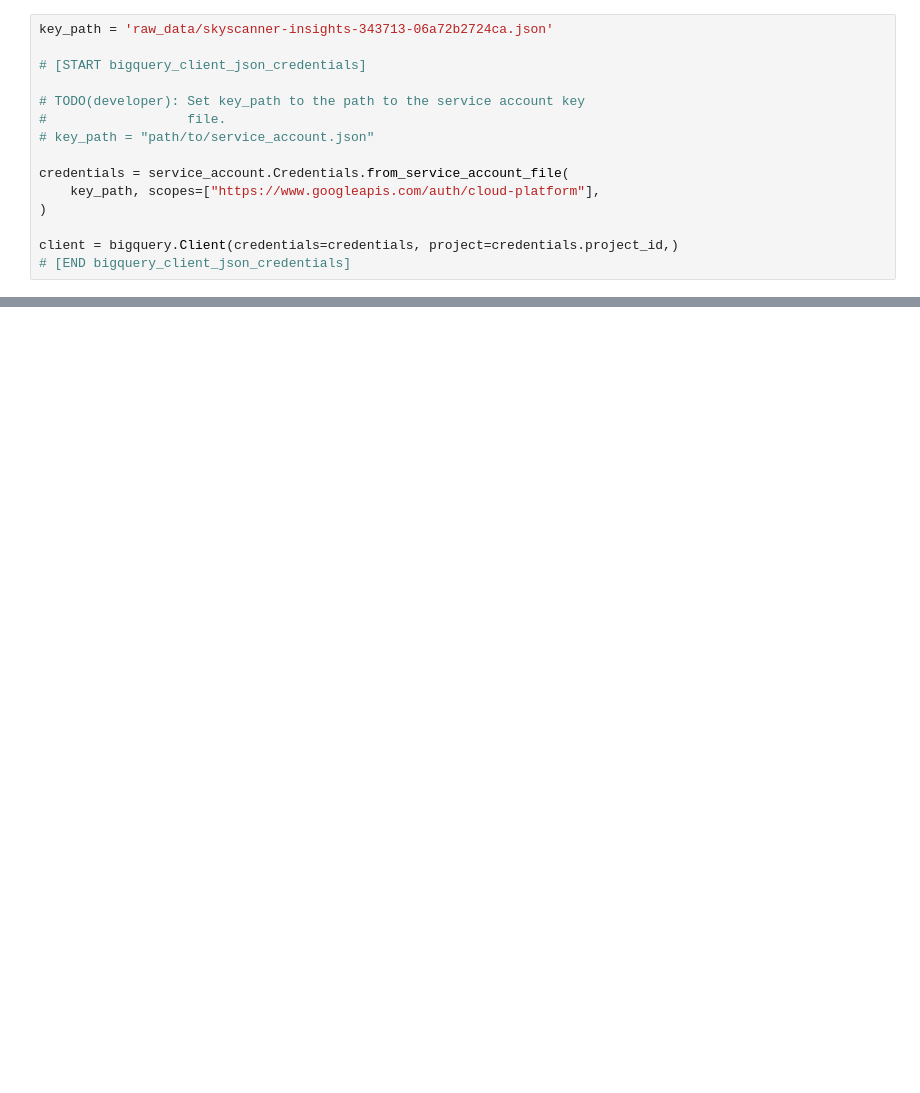
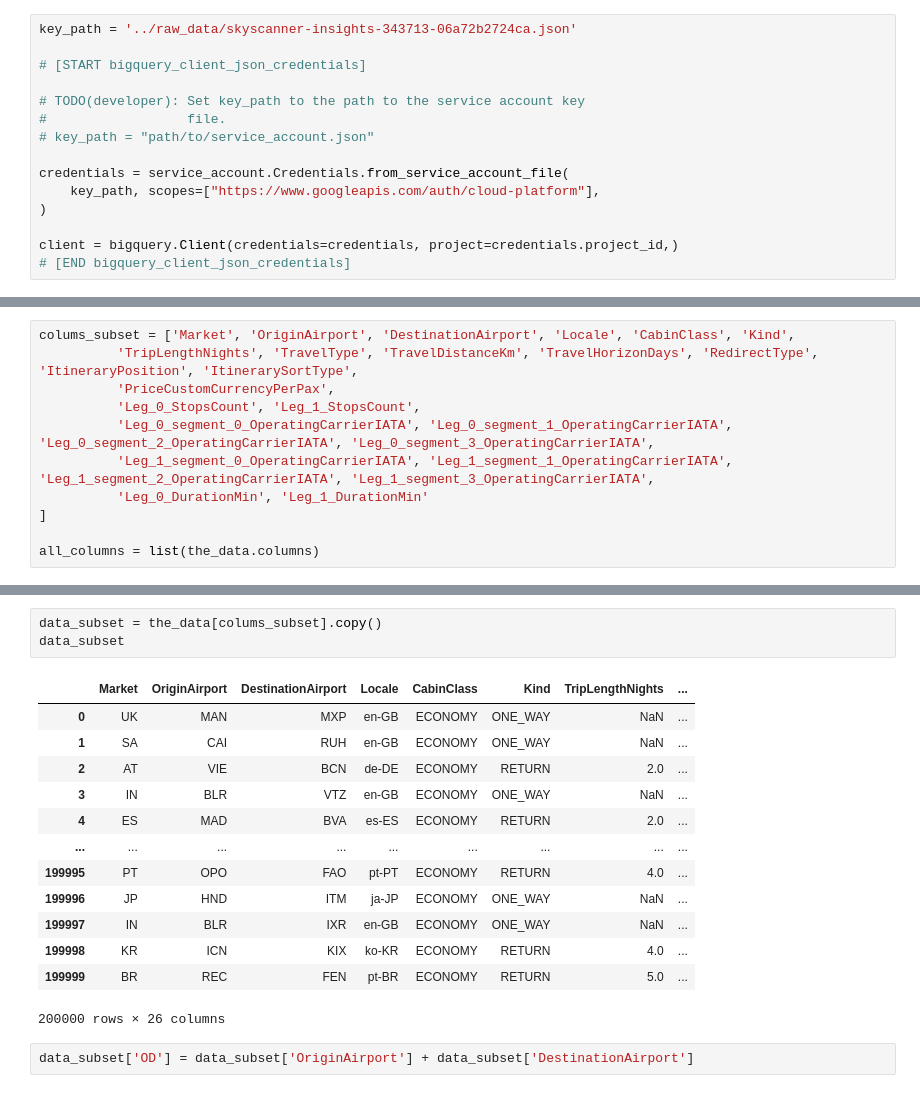
Before and after one commit to LaGenace/OptiFlyAi, a Jupyter notebook: Notebooks/ant_gcp_explore.ipynb, the cells around one changed output, grey strips where cells are left out. Drawn from its saved outputs; the diff is of its cells as text; blank space fills up the shorter version.

```diff
--- a/Notebooks/ant_gcp_explore.ipynb
+++ b/Notebooks/ant_gcp_explore.ipynb
@@ -11,5 +11,5 @@ import pandas as pd
 # %%
-key_path = 'raw_data/skyscanner-insights-343713-06a72b2724ca.json'
+key_path = '../raw_data/skyscanner-insights-343713-06a72b2724ca.json'
 
 # [START bigquery_client_json_credentials]
 
@@ -66,0 +60,11 @@ the_data.shape
+# %%
+colums_subset = ['Market', 'OriginAirport', 'DestinationAirport', 'Locale', 'CabinClass', 'Kind',
+          'TripLengthNights', 'TravelType', 'TravelDistanceKm', 'TravelHorizonDays', 'RedirectType', 'ItineraryPosition', 'ItinerarySortType',
+          'PriceCustomCurrencyPerPax',
+          'Leg_0_StopsCount', 'Leg_1_StopsCount',
+          'Leg_0_segment_0_OperatingCarrierIATA', 'Leg_0_segment_1_OperatingCarrierIATA', 'Leg_0_segment_2_OperatingCarrierIATA', 'Leg_0_segment_3_OperatingCarrierIATA',
+          'Leg_1_segment_0_OperatingCarrierIATA', 'Leg_1_segment_1_OperatingCarrierIATA', 'Leg_1_segment_2_OperatingCarrierIATA', 'Leg_1_segment_3_OperatingCarrierIATA',
+          'Leg_0_DurationMin', 'Leg_1_DurationMin'
+]
+
+all_columns = list(the_data.columns)
@@ -66,0 +92,19 @@ the_data.shape
+# %%
+data_subset = the_data[colums_subset].copy()
+data_subset
+# %% [output]
+|  | Market | OriginAirport | DestinationAirport | Locale | CabinClass | Kind | TripLengthNights | ... |
+| 0 | UK | MAN | MXP | en-GB | ECONOMY | ONE_WAY | NaN | ... |
+| 1 | SA | CAI | RUH | en-GB | ECONOMY | ONE_WAY | NaN | ... |
+| 2 | AT | VIE | BCN | de-DE | ECONOMY | RETURN | 2.0 | ... |
+| 3 | IN | BLR | VTZ | en-GB | ECONOMY | ONE_WAY | NaN | ... |
+| 4 | ES | MAD | BVA | es-ES | ECONOMY | RETURN | 2.0 | ... |
+| ... | ... | ... | ... | ... | ... | ... | ... | ... |
+| 199995 | PT | OPO | FAO | pt-PT | ECONOMY | RETURN | 4.0 | ... |
+| 199996 | JP | HND | ITM | ja-JP | ECONOMY | ONE_WAY | NaN | ... |
+| 199997 | IN | BLR | IXR | en-GB | ECONOMY | ONE_WAY | NaN | ... |
+| 199998 | KR | ICN | KIX | ko-KR | ECONOMY | RETURN | 4.0 | ... |
+| 199999 | BR | REC | FEN | pt-BR | ECONOMY | RETURN | 5.0 | ... |
+200000 rows × 26 columns
+# %%
+data_subset['OD'] = data_subset['OriginAirport'] + data_subset['DestinationAirport']
```
Also changed, not shown: parts of 13 cells of this notebook.
